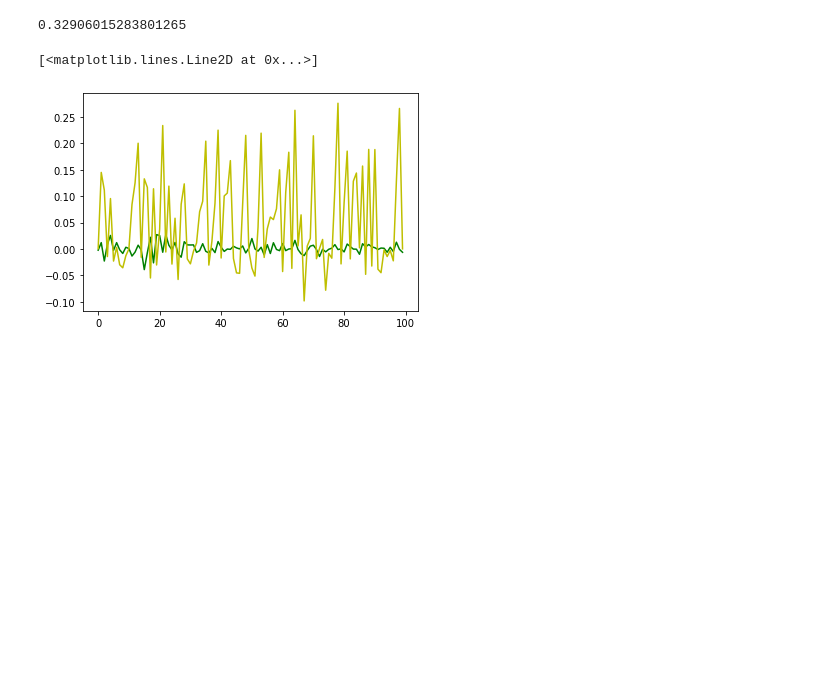
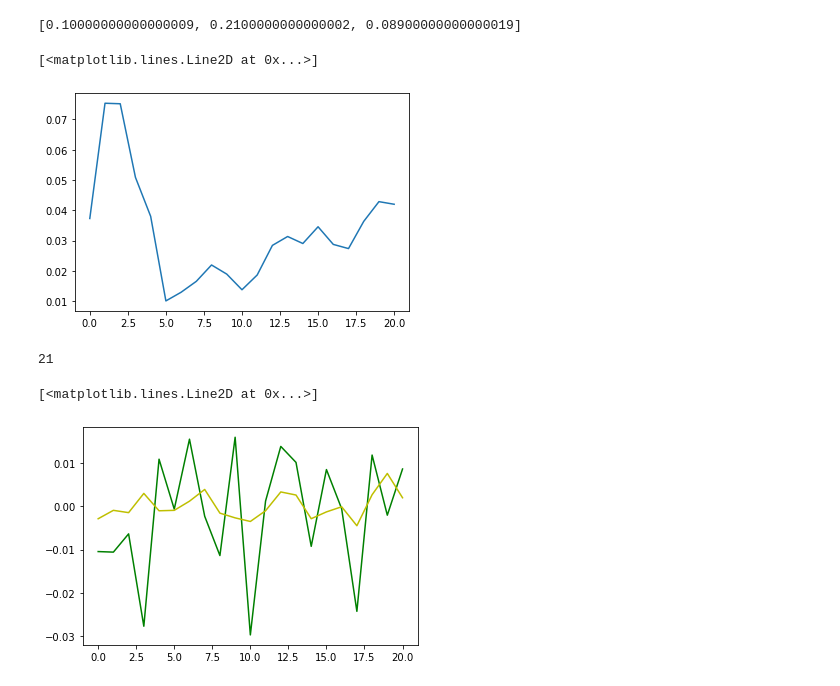
Before and after one commit to tekniktomten/LSTM-for-predicting-returns, a Jupyter notebook: LSTM.ipynb, the cells around one changed output. Cells and saved outputs as stored; diff of their text form; code cells hidden in the pictures; blank space fills up the shorter version.

```diff
--- a/LSTM.ipynb
+++ b/LSTM.ipynb
@@ -142,0 +318,3 @@ print(valX.shape, valY.shape)
+# %%
+i = 7
+valY[i:i+1, :7, 0]
@@ -182,11 +362,37 @@ Epoch 100/100
+# %%
+def to_cumu(y):
+    y[0] += 1
+    for i in range(1, len(y)):
+        y[i] = (y[i]+1) * y[i-1]
+    for i in range(len(y)):
+        y[i] -= 1
+    return y
+to_cumu([0.1, 0.1, -0.1]) # good
+# %% [output]
+[0.10000000000000009, 0.2100000000000002, 0.08900000000000019]
+# %%
+def to_cumu_np(array):
+    array = array.copy()
+    c = []
+    for a in array:
+        c.append(to_cumu(a)[-1])
+    return c
 # %%
 pred_val = lstm_model.predict(valX)
-np.corrcoef(pred_val[:, 0, stock], valY[:, 0, stock])[0][1]
+c = []
+for i in range(output_period):
+    c.append(np.corrcoef(to_cumu_np(pred_val[:, :i+1, 0]), to_cumu_np(valY[:, :i+1, 0]))[0][1])
+plt.plot(c)
 # %% [output]
-0.32906015283801265
+[<matplotlib.lines.Line2D at 0x...>]
+[figure, added]
+# %%
+len(c)
+# %% [output]
+21
 # %%
-plt.plot(valY[1000:1100, : , 0], c="g")
-plt.plot(pred_val[1000:1100, : , 0], c="y")
+plt.plot(valY[300, : , 0], c="g")
+plt.plot(pred_val[300, : , 0], c="y")
 # %% [output]
 [<matplotlib.lines.Line2D at 0x...>]
-[figure, old version]
+[figure, new version]
```
Also changed, not shown: parts of 43 cells of this notebook, 1 other file.
